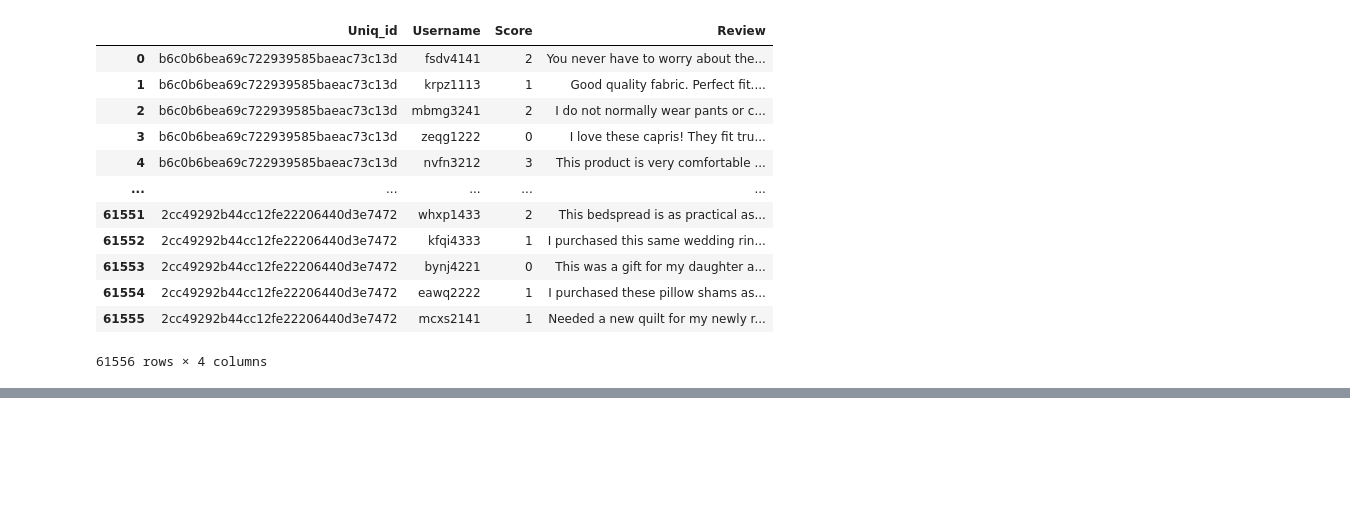
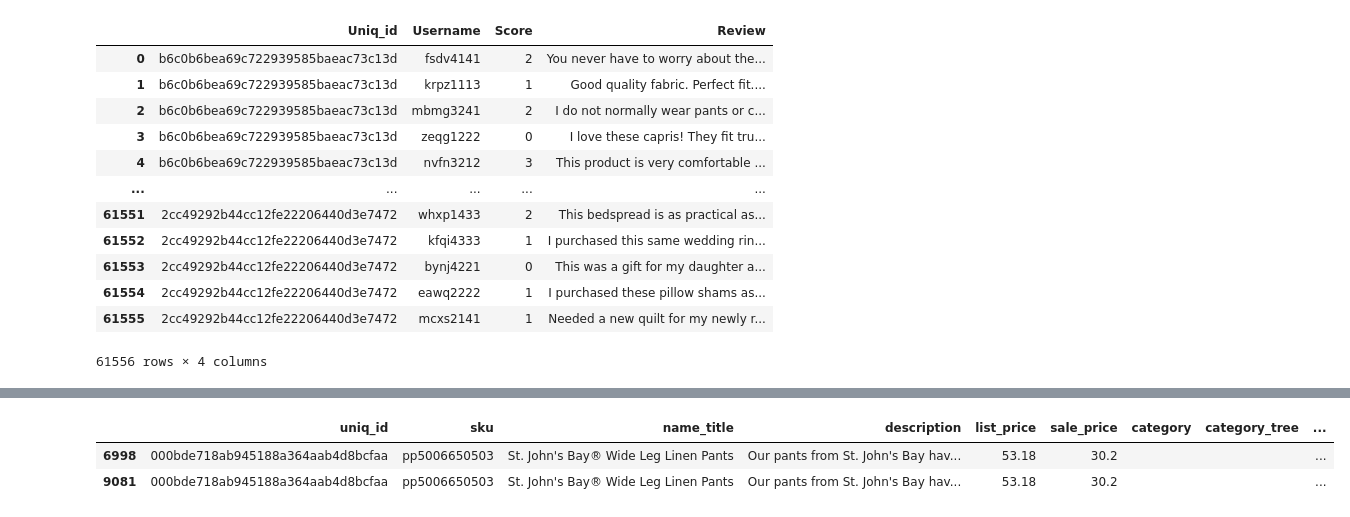
Before and after one commit to Malki9/3601763_BD2, a Jupyter notebook: 3601763_BD2.ipynb, the cells around one changed output, grey strips where cells are left out. Cells and saved outputs as stored; diff of their text form; code cells hidden in the pictures; blank space fills up the shorter version.

```diff
--- a/3601763_BD2.ipynb
+++ b/3601763_BD2.ipynb
@@ -362,0 +382,9 @@ reviews.describe()
+# %%
+# Extracting a record inJcpenny_products where the Uniq_id is 000bde718ab945188a364aab4d8bcfaa
+record = jcpenney_products.loc[jcpenney_products['uniq_id'] ==  '000bde718ab945188a364aab4d8bcfaa']
+# %%
+record
+# %% [output]
+|  | uniq_id | sku | name_title | description | list_price | sale_price | category | category_tree | ... |
+| 6998 | 000bde718ab945188a364aab4d8bcfaa | pp5006650503 | St. John's Bay® Wide Leg Linen Pants | Our pants from St. John's Bay hav... | 53.18 | 30.2 |  |  | ... |
+| 9081 | 000bde718ab945188a364aab4d8bcfaa | pp5006650503 | St. John's Bay® Wide Leg Linen Pants | Our pants from St. John's Bay hav... | 53.18 | 30.2 |  |  | ... |
```
Also changed, not shown: parts of 18 cells of this notebook.
